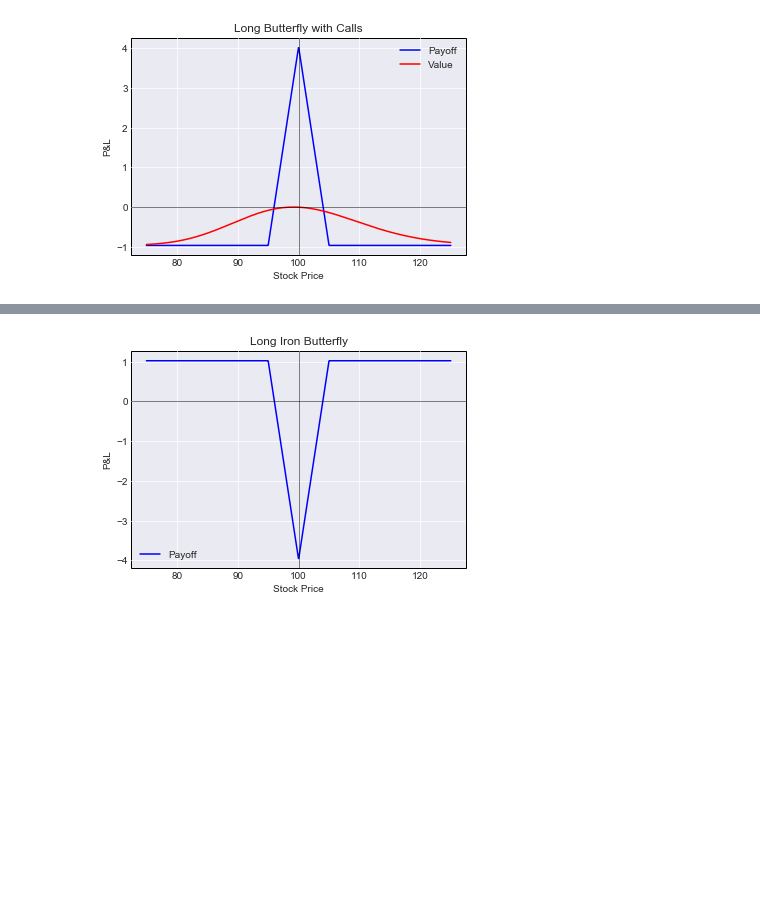
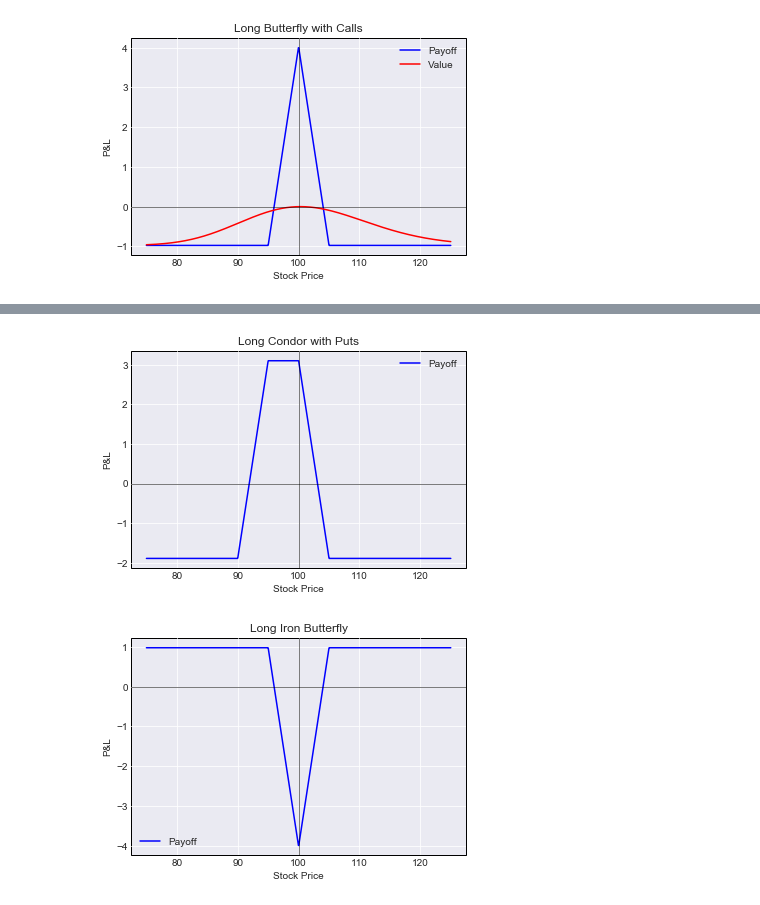
Before and after one commit to GBERESEARCH/optionvisualizer, a Jupyter notebook: notebooks/Option Payoff Graphs.ipynb, the cells around one changed output, grey strips where cells are left out. Saved outputs shown, nothing was run; the diff lists cells and outputs as text; code cells hidden in the pictures; blank space fills up the shorter version.

```diff
--- a/notebooks/Option Payoff Graphs.ipynb
+++ b/notebooks/Option Payoff Graphs.ipynb
@@ -66,3 +66,7 @@ opt.payoffs(combo_payoff='christmas tree', value=True, direction='short')
+# %%
+opt.payoffs(combo_payoff='condor', option='put')
+# %% [output]
+[figure, added]
 # %%
 opt.payoffs(combo_payoff='iron butterfly')
 # %% [output]
```
Also changed, not shown: parts of 11 cells of this notebook.
